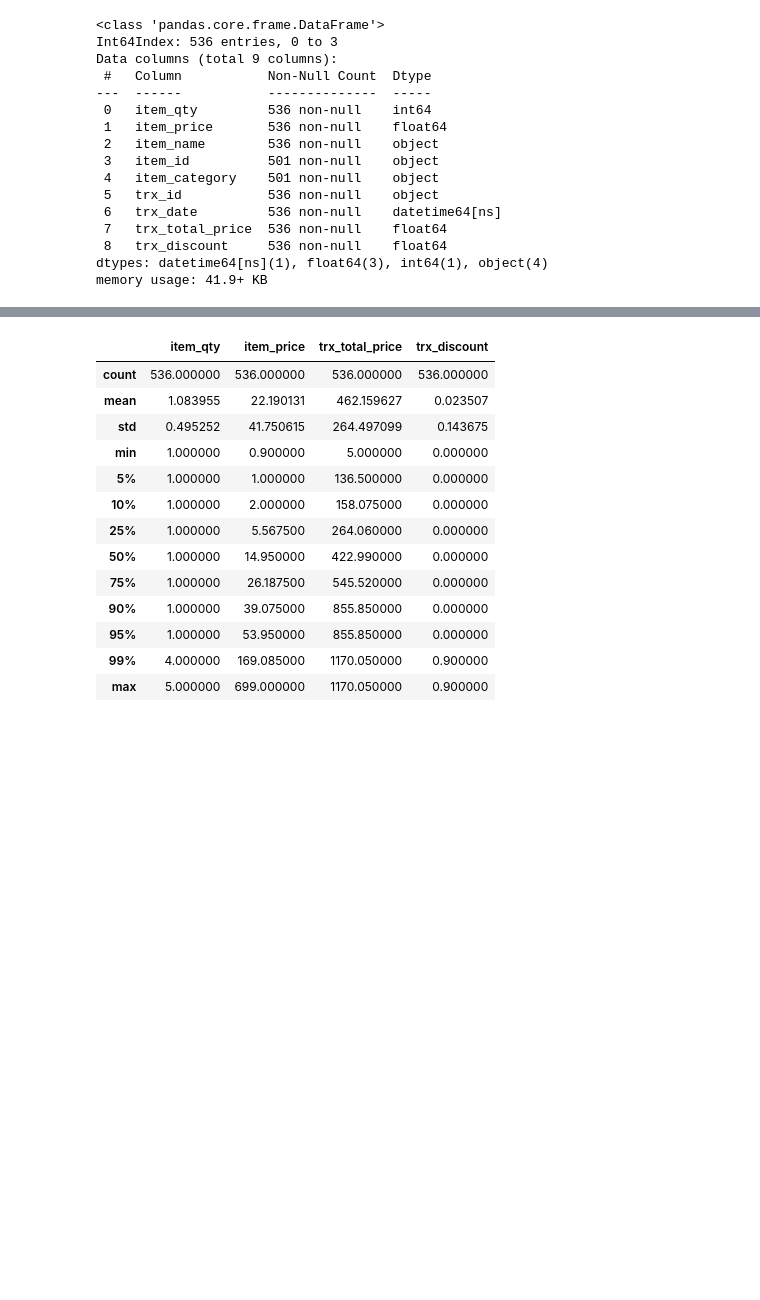
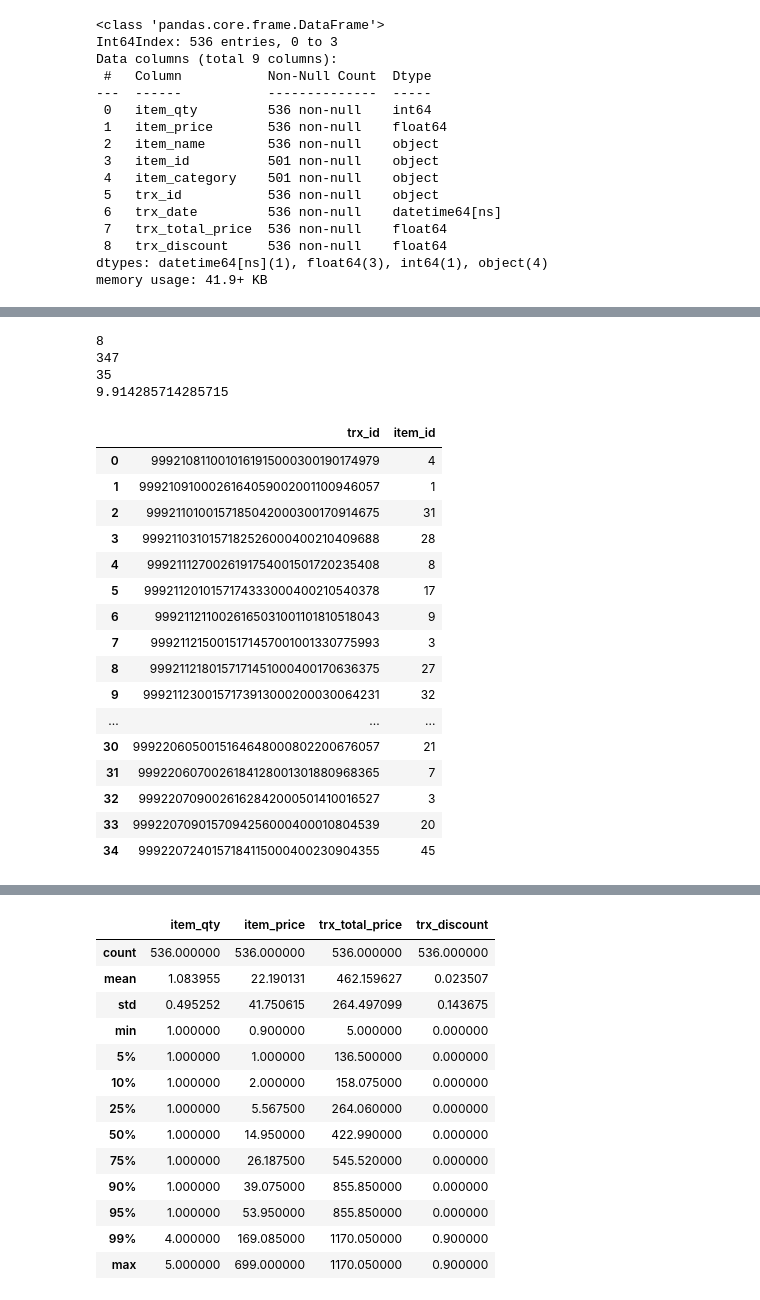
Before and after one commit to mmejdoubi/marjane_api, a Jupyter notebook: marjane_api_EDA.ipynb, the cells around one changed output, grey strips where cells are left out. Drawn from its saved outputs; the diff is of its cells as text; code cells hidden in the pictures; blank space fills up the shorter version.

```diff
--- a/marjane_api_EDA.ipynb
+++ b/marjane_api_EDA.ipynb
@@ -69,0 +62,60 @@ df.head(10)
+# %%
+## DEV trip stats
+
+## getTripStats output following stats :
+    ## recence derniere visite, avg visit amount_overall
+    ## dt premiere visite
+    ## dt derniere visite
+    ## min/max/avg/mediane temps entre visites
+    ## nb articles par visite
+
+## input DS : df
+import datetime
+
+REF_DATE = datetime.date(2022, 8,1)
+
+last_trx_dt = df['trx_date'].dt.date.max()
+first_trx_dt = df['trx_date'].dt.date.min()
+trx_spread = (last_trx_dt - first_trx_dt).days
+trx_active_days = df['trx_date'].nunique()
+trx_avg_latency = trx_spread / trx_active_days
+
+## recence par rapport à date_calcul
+days_since_last_trx = (REF_DATE - last_trx_dt).days
+
+## nb articles / trip
+## chaque trx => count des items
+
+
+print(days_since_last_trx)
+print(trx_spread)
+print(trx_active_days)
+print(trx_avg_latency)
+# %% [output]
+8
+347
+35
+9.914285714285715
+# %%
+## nb articles / trip
+## chaque trx => count des items
+
+df.groupby('trx_id')['item_id'].size().reset_index()
+# %% [output]
+|  | trx_id | item_id |
+| 0 | 9992108110010161915000300190174979 | 4 |
+| 1 | 9992109100026164059002001100946057 | 1 |
+| 2 | 9992110100157185042000300170914675 | 31 |
+| 3 | 9992110310157182526000400210409688 | 28 |
+| 4 | 9992111270026191754001501720235408 | 8 |
+| 5 | 9992112010157174333000400210540378 | 17 |
+| 6 | 9992112110026165031001101810518043 | 9 |
+| 7 | 9992112150015171457001001330775993 | 3 |
+| 8 | 9992112180157171451000400170636375 | 27 |
+| 9 | 9992112300157173913000200030064231 | 32 |
+| ... | ... | ... |
+| 30 | 9992206050015164648000802200676057 | 21 |
+| 31 | 9992206070026184128001301880968365 | 7 |
+| 32 | 9992207090026162842000501410016527 | 3 |
+| 33 | 9992207090157094256000400010804539 | 20 |
+| 34 | 9992207240157184115000400230904355 | 45 |
```
Also changed, not shown: parts of 16 cells of this notebook, 1 other file.
